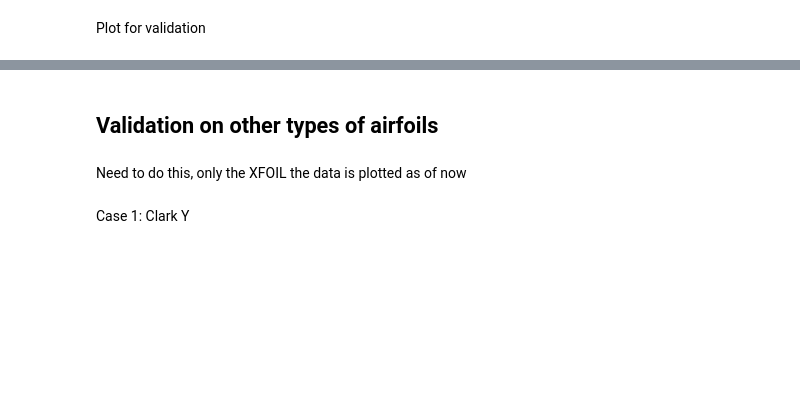
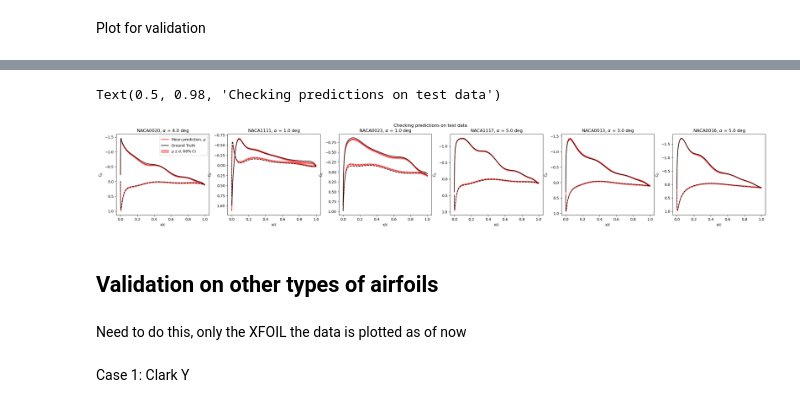
Before and after one commit to hwlee924/Large-Airfoil-Model, a Jupyter notebook: BNN_af_pdist_gen/BNN_XFOIL.ipynb, the cells around one changed output, grey strips where cells are left out. Cells and saved outputs as stored; diff of their text form; code cells hidden in the pictures; blank space fills up the shorter version.

```diff
--- a/BNN_af_pdist_gen/BNN_XFOIL.ipynb
+++ b/BNN_af_pdist_gen/BNN_XFOIL.ipynb
@@ -379,3 +370,30 @@ plt.plot(original[caseIndex]['cp_l'][0], original[caseIndex]['cp_l'][1])
+# %%
+caseIndex = 2
+
+trainPerc = 0.7 # Split percentage
+oxTrain, oxTest, oyTrain, oyTest = airfoil_train_test_split(x, y, test_size = 1-trainPerc, random_state=831, printChoice=False)
+
+test_curve = bezier2curve(xTest, yTest, xTest_ctrl_pts, 100, bezier_degs)
+mean_ctrl_pts = np.mean(np.squeeze(post_pred_test['Y']),axis=0)
+std_ctrl_pts = np.std(np.squeeze(post_pred_test['Y']),axis=0)
+mean_curve_test = bezier2curve(xTest, mean_ctrl_pts.reshape((-1,post_pred_test['Y'].shape[2])) + yTrainMean, xTest_ctrl_pts, 100, bezier_degs)
+mean_curve_std_u = bezier2curve(xTest, mean_ctrl_pts.reshape((-1,post_pred_test['Y'].shape[2])) + yTrainMean + std_ctrl_pts, xTest_ctrl_pts, 100, bezier_degs)
+mean_curve_std_l = bezier2curve(xTest, mean_ctrl_pts.reshape((-1,post_pred_test['Y'].shape[2])) + yTrainMean - std_ctrl_pts, xTest_ctrl_pts, 100, bezier_degs)
+
+# Verify fits on the test data
+validation_samples = np.random.choice(np.arange(0, xTest.shape[0]), size=6)
+fig, ax = plt.subplots(1,6, figsize=(32,4))
+verifyCpResults(validation_samples[0], test_curve, mean_curve_test, mean_curve_std_u, mean_curve_std_l, afTrain, ax, 0)
+verifyCpResults(validation_samples[1], test_curve, mean_curve_test, mean_curve_std_u, mean_curve_std_l, afTrain, ax, 1)
+verifyCpResults(validation_samples[2], test_curve, mean_curve_test, mean_curve_std_u, mean_curve_std_l, afTrain, ax, 2)
+verifyCpResults(validation_samples[3], test_curve, mean_curve_test, mean_curve_std_u, mean_curve_std_l, afTrain, ax, 3)
+verifyCpResults(validation_samples[4], test_curve, mean_curve_test, mean_curve_std_u, mean_curve_std_l, afTrain, ax, 4)
+verifyCpResults(validation_samples[5], test_curve, mean_curve_test, mean_curve_std_u, mean_curve_std_l, afTrain, ax, 5)
+ax[0].legend()
+fig.suptitle('Checking predictions on test data')
+# %% [output]
+Text(0.5, 0.98, 'Checking predictions on test data')
+[figure, added]
 # %% [markdown]
 ## Validation on other types of airfoils
 # %% [markdown]
```
Also changed, not shown: parts of 12 cells of this notebook.
